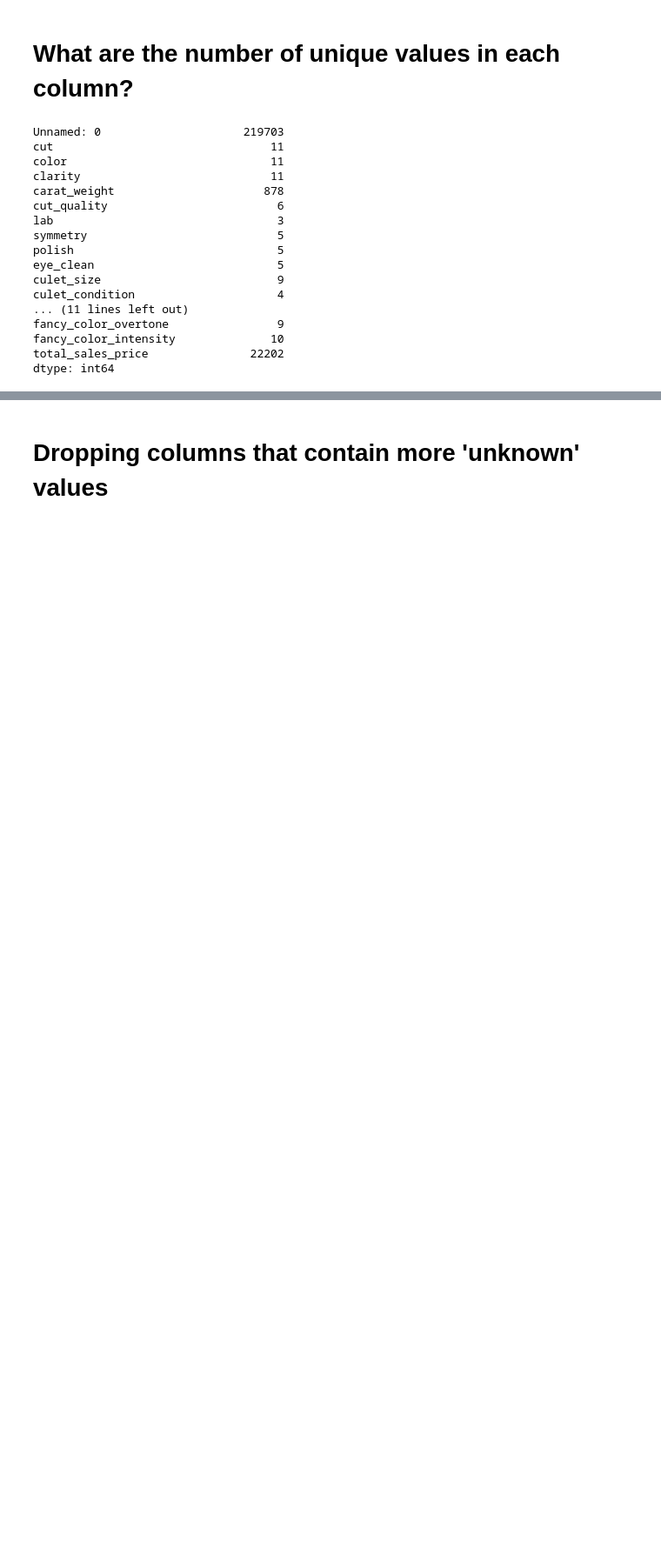
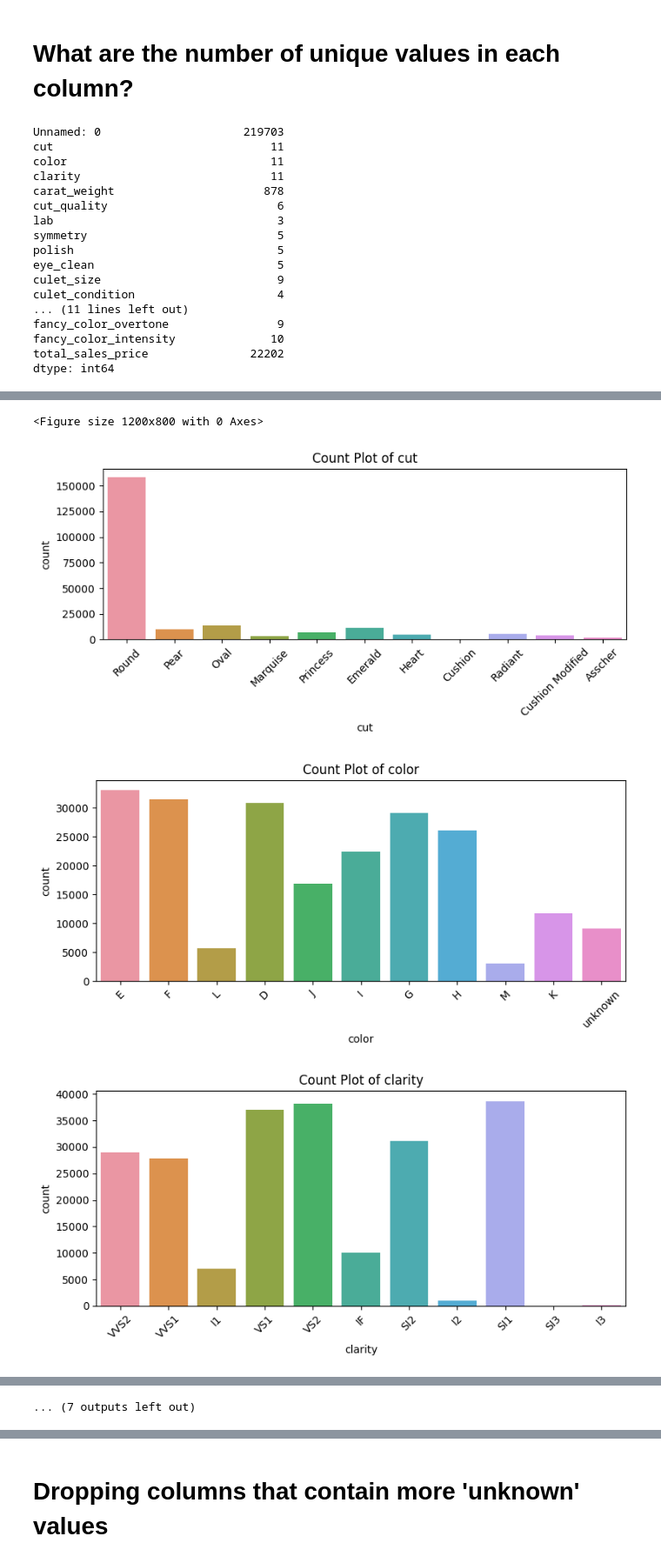
Before and after one commit to 202218031/DM_Project_1, a Jupyter notebook: DM_CP1_202218031_T4.ipynb, the cells around one changed output, grey strips where cells are left out. Shown at 87% size. Cells and saved outputs as stored; diff of their text form; code cells hidden in the pictures; blank space fills up the shorter version.

```diff
--- a/DM_CP1_202218031_T4.ipynb
+++ b/DM_CP1_202218031_T4.ipynb
@@ -118,0 +140,18 @@ dtype: int64
+# %%
+categorical_columns = df.select_dtypes(include=['object']).columns
+
+plt.figure(figsize=(12, 8))
+for column in categorical_columns:
+    plt.figure(figsize=(8, 4))
+    sns.countplot(data=df, x=column)
+    plt.title(f'Count Plot of {column}')
+    plt.xlabel(column)
+    plt.xticks(rotation=45)
+    plt.tight_layout()
+
+plt.show()
+# %% [output]
+<Figure size 1200x800 with 0 Axes>
+[figure, added]
+[figure, added]
+[figure, added]
@@ -119,3 +166,4 @@ dtype: int64
+... (7 outputs left out)
 # %%
 for column_name, column in df.iteritems():
     if column.dtype == 'object':
```
Also changed, not shown: parts of 33 cells of this notebook.
